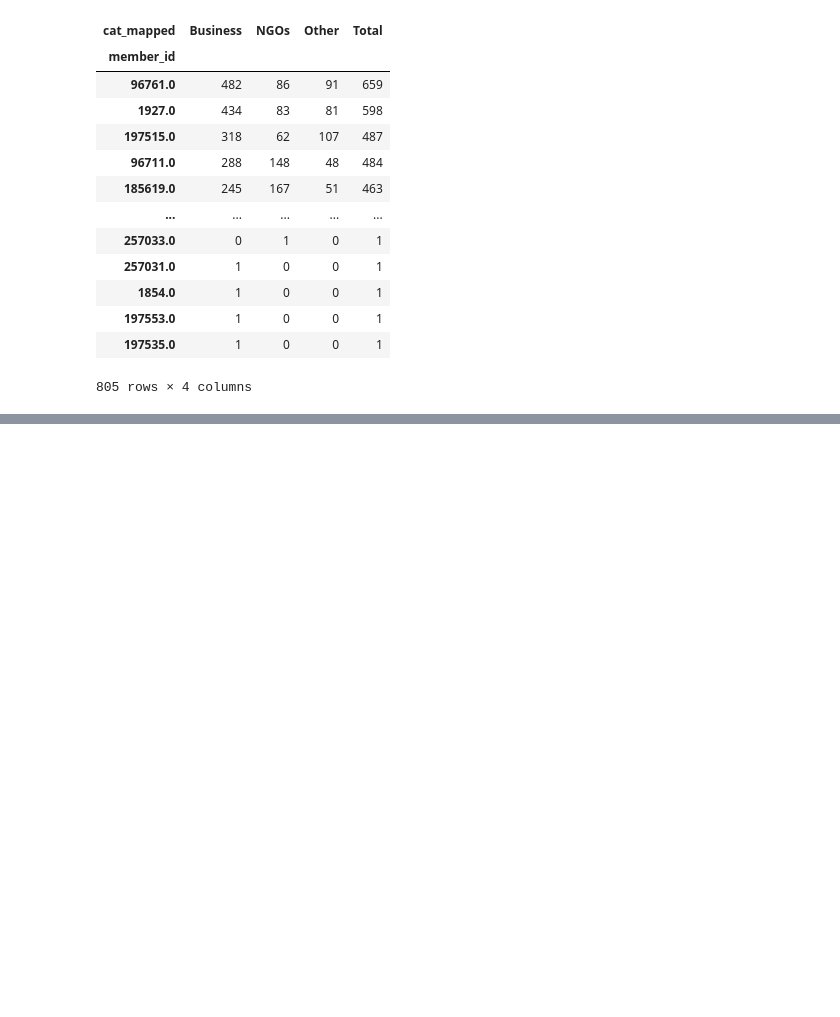
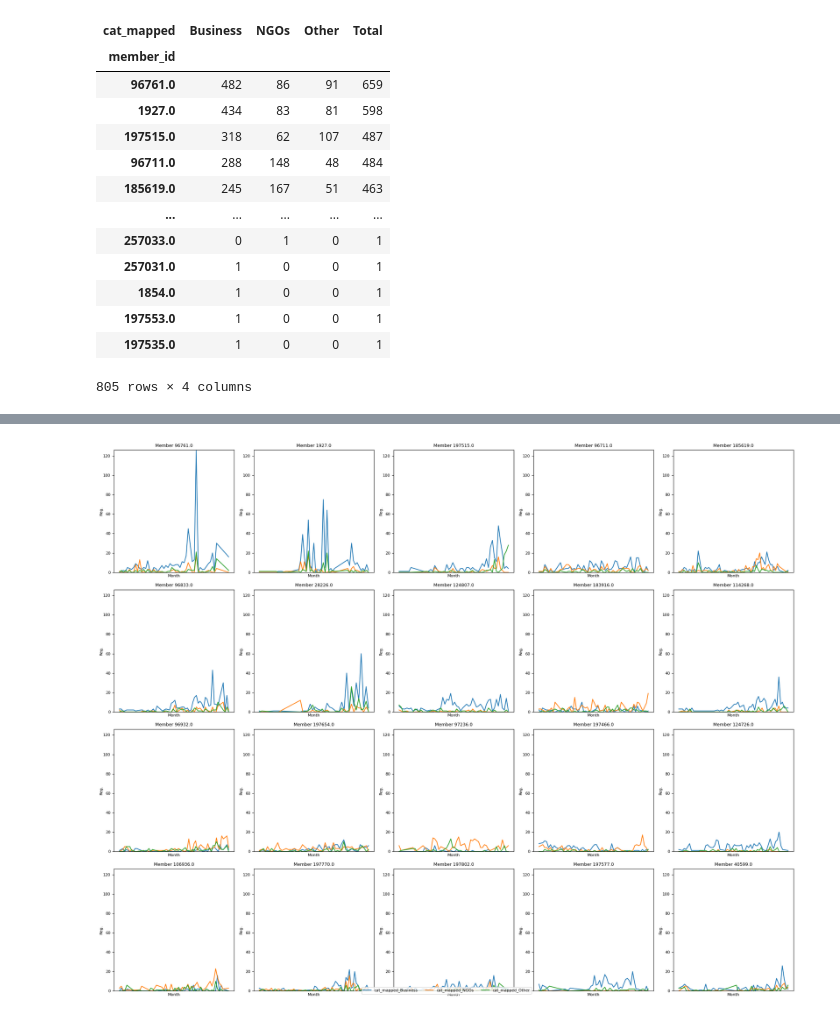
Before and after one commit to AcacioTelechi/thesis-lobbying-effects, a Jupyter notebook: analyse_v2.ipynb, the cells around one changed output, grey strips where cells are left out. Saved outputs shown, nothing was run; the diff lists cells and outputs as text; code cells hidden in the pictures; blank space fills up the shorter version.

Commit message:
refac: update plots

```diff
--- a/analyse_v2.ipynb
+++ b/analyse_v2.ipynb
@@ -159,0 +116,81 @@ plt.show()
+# %%
+def plot_member_meetings(df_combined, N, ncols=5):
+    # Calculate number of rows needed
+    nrows = (N + ncols - 1) // ncols
+
+    # Get top N members
+    top_n = df_final.sort_values('Total', ascending=False).head(N).index
+
+    # Create figure with reduced spacing
+    fig, axes = plt.subplots(nrows, ncols, figsize=(4*ncols, 4*nrows))
+    plt.subplots_adjust(hspace=0.3, wspace=0.2)
+
+    # Flatten axes array for easier iteration
+    axes_flat = axes.flatten()
+
+    # Find global y-axis limits
+    y_max = 0
+    y_min = float('inf')
+    for member in top_n:
+        df = df_combined[df_combined['member_id'] == member].copy()
+        df = (
+            df[["month"]]
+            .join(pd.get_dummies(df[["cat_mapped"]]))
+            .groupby("month")
+            .sum()
+            .reset_index()
+        )
+        df["month"] = pd.to_datetime(df["month"])
+        df.set_index("month", inplace=True)
+        y_max = max(y_max, df.max().max())
+        y_min = min(y_min, df.min().min())
+
+    for idx, member in enumerate(top_n):
+        df = df_combined[df_combined['member_id'] == member].copy()
+        df = (
+            df[["month"]]
+            .join(pd.get_dummies(df[["cat_mapped"]]))
+            .groupby("month")
+            .sum()
+            .reset_index()
+        )
+
+        df["month"] = pd.to_datetime(df["month"])
+        df.set_index("month", inplace=True)
+
+        ax = axes_flat[idx]
+
+        # Plot each column
+        for column in df.columns:
+            ax.plot(df.index, df[column], label=column if idx == 0 else "")
+
+        # Add labels and title with smaller font
+        ax.set_xlabel("Month", fontsize=8)
+        ax.set_ylabel("Reg.", fontsize=8, labelpad=0)
+        ax.set_title(f"Member {member}", fontsize=9)
+
+        # Format x-axis
+        ax.xaxis.set_major_locator(mdates.MonthLocator(interval=3))
+        ax.xaxis.set_major_formatter(mdates.DateFormatter("%Y-%m"))
+
+        # Remove x-axis ticks
+        ax.set_xticks([])
+
+        # Set y-axis limits and reduce tick label size
+        ax.set_ylim(y_min, y_max)
+        ax.tick_params(axis='y', labelsize=8)
+
+    # Hide empty subplots
+    for idx in range(len(top_n), len(axes_flat)):
+        axes_flat[idx].set_visible(False)
+
+    # Add single legend at the bottom of the figure
+    fig.legend(bbox_to_anchor=(0.5, 0.02), loc='center', ncol=3, fontsize=8)
+
+    plt.tight_layout()
+    plt.show()
+
+# Example usage:
+plot_member_meetings(df_combined, 20)  # Plot top 20 members
+# %% [output]
+[figure, added]
```
Also changed, not shown: parts of 2 cells of this notebook.
